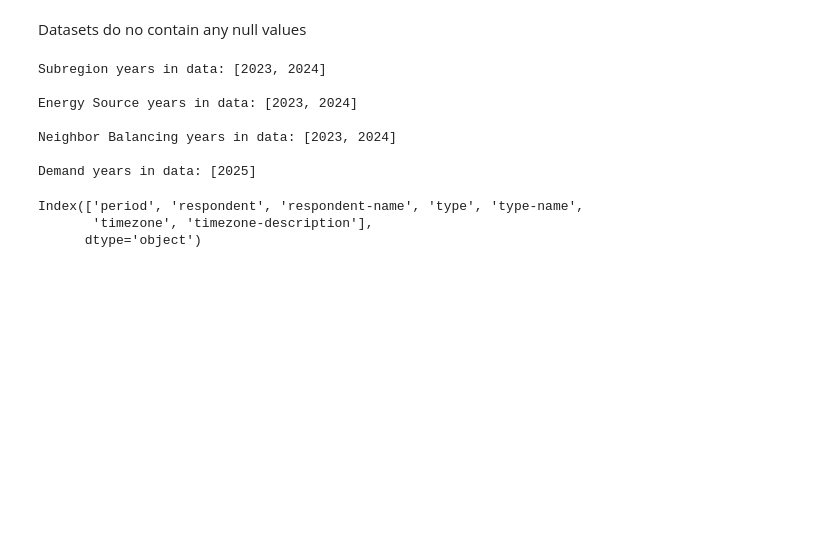
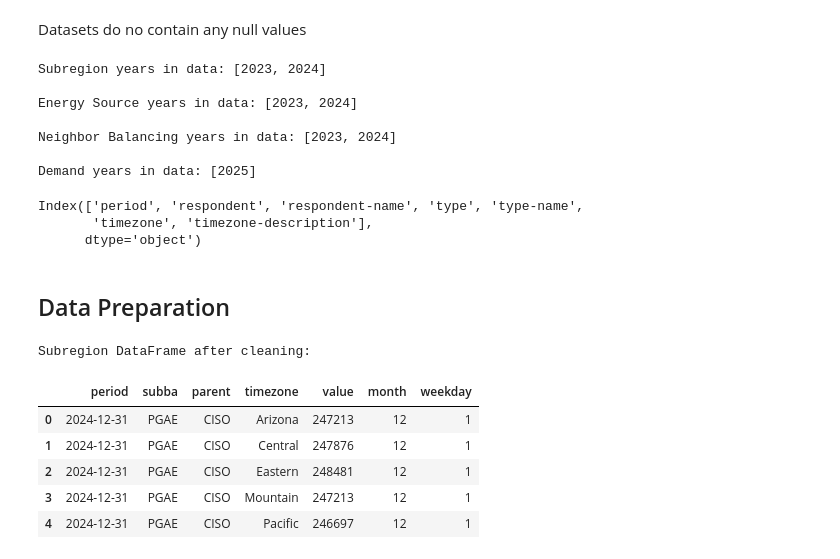
Before and after one commit to dnguyen-1/ADS508TeamProject, a Jupyter notebook: gridAI.ipynb, the cells around one changed output. Saved outputs shown, nothing was run; the diff lists cells and outputs as text; code cells hidden in the pictures; blank space fills up the shorter version.

```diff
--- a/gridAI.ipynb
+++ b/gridAI.ipynb
@@ -294,3 +299,33 @@ print(df_demand.columns)
 Index(['period', 'respondent', 'respondent-name', 'type', 'type-name',
        'timezone', 'timezone-description'],
       dtype='object')
+# %% [markdown]
+## Data Preparation
+# %%
+# --- Subregion Dataset ---
+query_subregion = "SELECT * FROM ecodataaidatabase.subregion"
+df_subregion = pd.read_sql(query_subregion, conn)
+
+# Clean: drop unnecessary columns
+df_subregion.drop(columns=['subba-name', 'parent-name', 'value-units'], inplace=True)
+
+# Scrub: drop duplicates and rows missing critical fields
+df_subregion.drop_duplicates(inplace=True)
+df_subregion.dropna(subset=['period', 'value'], inplace=True)
+
+# Feature engineering: convert period to datetime and create new features
+df_subregion['period'] = pd.to_datetime(df_subregion['period'])
+df_subregion['month'] = df_subregion['period'].dt.month
+df_subregion['weekday'] = df_subregion['period'].dt.weekday
+
+# Preview
+print("Subregion DataFrame after cleaning:")
+display(df_subregion.head())
+# %% [output]
+Subregion DataFrame after cleaning:
+|  | period | subba | parent | timezone | value | month | weekday |
+| 0 | 2024-12-31 | PGAE | CISO | Arizona | 247213 | 12 | 1 |
+| 1 | 2024-12-31 | PGAE | CISO | Central | 247876 | 12 | 1 |
+| 2 | 2024-12-31 | PGAE | CISO | Eastern | 248481 | 12 | 1 |
+| 3 | 2024-12-31 | PGAE | CISO | Mountain | 247213 | 12 | 1 |
+| 4 | 2024-12-31 | PGAE | CISO | Pacific | 246697 | 12 | 1 |
```
Also changed, not shown: parts of 6 cells of this notebook.
